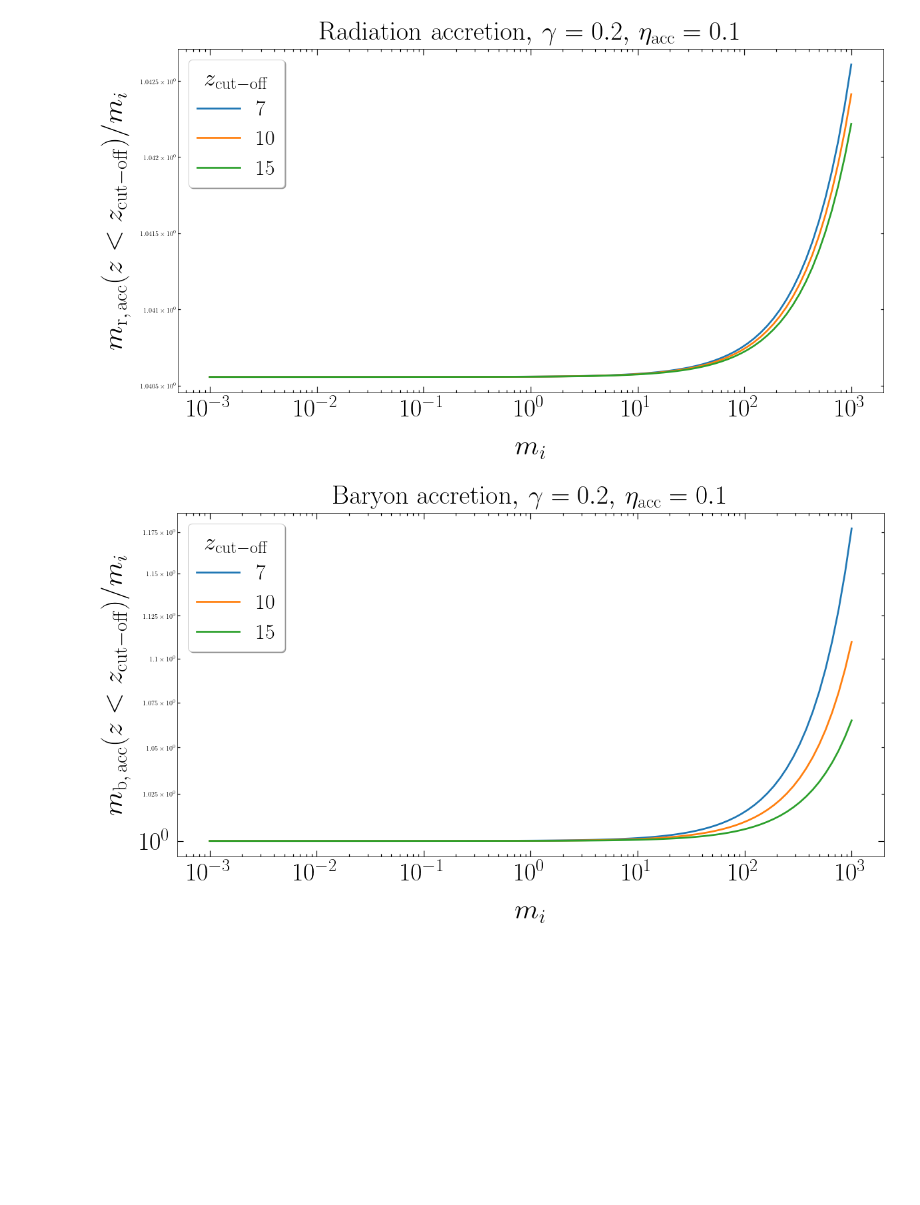
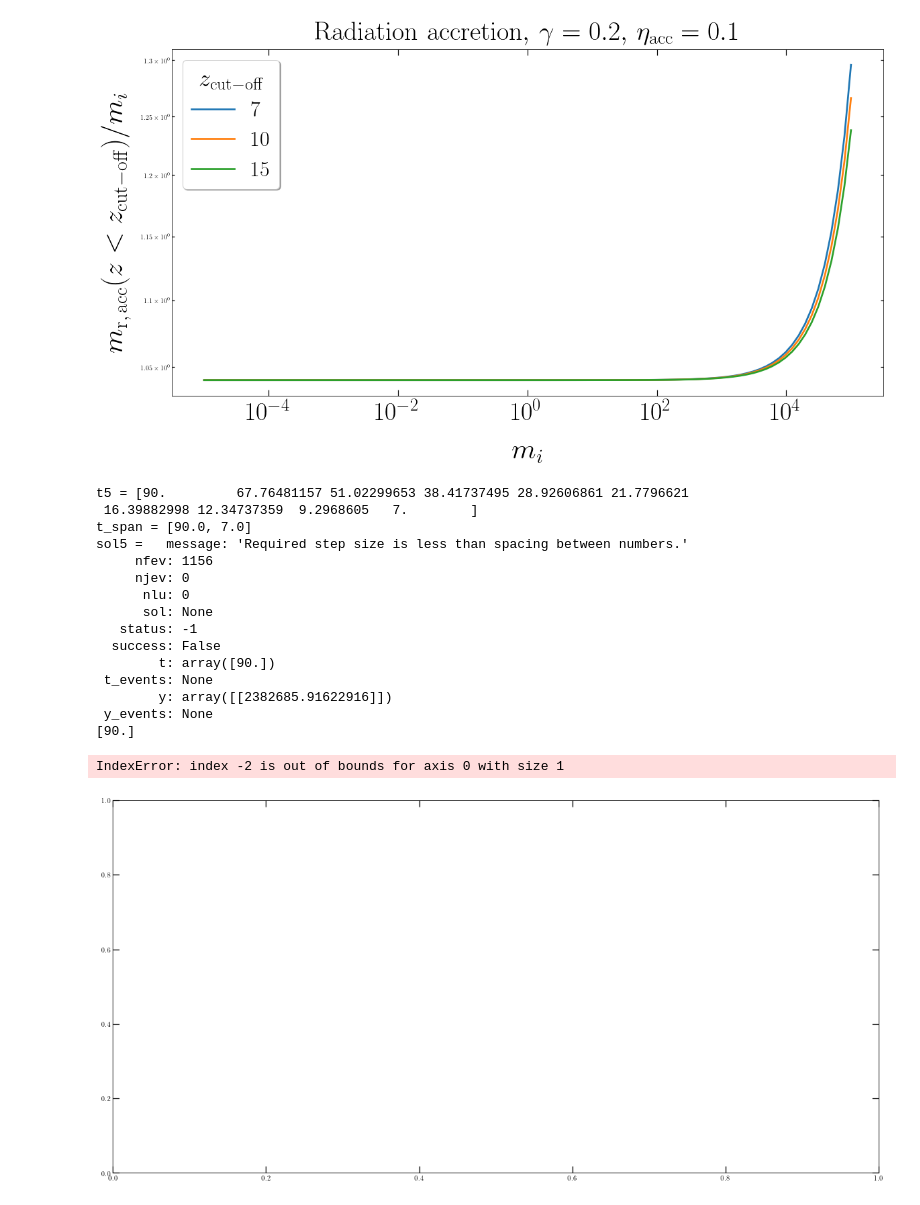
Before and after one commit to pratibhajangra591/project-2, a Jupyter notebook: acc_error_tracking.ipynb, the cells around one changed output. Drawn from its saved outputs; the diff is of its cells as text; code cells hidden in the pictures; blank space fills up the shorter version.

```diff
--- a/acc_error_tracking.ipynb
+++ b/acc_error_tracking.ipynb
@@ -62,7 +62,7 @@ def m_bacc(t, m):
 # Radiation accretion in radiation domination to upto z_cut-off = 5.
 
 
-m_arr = np.geomspace(1e3, 1e-3, 6)
+m_arr = np.geomspace(1e5, 1e-5, 6)
 
 
 colors = ['C0', 'C1','C2','C3','C4', 'C5']
@@ -166,7 +166,7 @@ plt.show()
 # Baryon accretion in radiation domination to upto z_cut-off = 5.
 
 
-m_arr = np.geomspace(1e3, 1e-3, 6)
+m_arr = np.geomspace(1e5, 1e-5, 6)
 
 
 colors = ['C0', 'C1','C2','C3','C4', 'C5']
@@ -272,7 +272,7 @@ plt.show()
 # m_f(z < z_cut-off)/m_i
 
 m_spacing = 100
-mi_arr = np.geomspace(1e3, 1e-3, m_spacing)
+mi_arr = np.geomspace(1e5, 1e-5, m_spacing)
 
 
 
@@ -364,13 +364,13 @@ plt.title(r'Radiation accretion$,\, \gamma = 0.2, \,\eta_\mathrm{acc} = 0.1$', f
 plt.savefig('racc_z_diff_cutoff.pdf', bbox_inches = 'tight')
 plt.show()
 # %% [output]
-[figure, old version]
+[figure, new version]
 # %%
 # Baryon accretion in radiation domination for different values of z_cut-off.
 # m_f(z < z_cut-off)/m_i
 
 m_spacing = 100
-mi_arr = np.geomspace(1e3, 1e-3, m_spacing)
+mi_arr = np.geomspace(1e5, 1e-5, m_spacing)
 
 
 
@@ -434,34 +434,55 @@ for i, (z_cut, color) in enumerate(zip(z_cut_arr, colors)):
         y_5i = y4[-1]
         z_cut_off5 = z_cut
         t5 = np.geomspace(z_5i, z_cut_off5, N)
-        sol5 = solve_ivp(m_bacc, t_span = [t5[0], t5[-1]], y0 = [y_5i],method = 'DOP853',  t_eval = t5, first_step = 1, max_step = 5)
+        print("t5 =", t5)
+        t_span = [t5[0], t5[-1]]
+        print("t_span =", t_span)
+        sol5 = solve_ivp(m_bacc, t_span = [t5[0], t5[-1]], y0 = [y_5i], method = 'DOP853',  t_eval = t5, first_step = 1, max_step = 5)
+        print("sol5 =", sol5)
         t5 = sol5.t
+        print(t5)
         y5 = sol5.y[0]
 
 
         #print("t5 =", t5, )
         mf_arr[j] = y5[-2]
 
     ax.loglog(mi_arr, np.divide(mf_arr, mi_arr))
 
 
 
 
 ax.tick_params(axis='x', pad = 9.9)
 ax.tick_params(axis='y', pad = 9.9)
 ax.yaxis.set_tick_params(labelsize=20)
 plt.xticks(fontsize = 38)
 plt.yticks(fontsize = 38)
 plt.xlabel('$m_{i}$',fontsize = 43, labelpad = 20)
 plt.ylabel(r'$m_\mathrm{b, \, acc}(z < z_\mathrm{cut-off})/m_{i} $',fontsize = 43, labelpad = 14)
 plt.legend(['$7$', '$10$', '$15$'],
            prop = {'size':32}, loc = 'upper left', shadow = True,
            title = '$z_\mathrm{cut-off}$' ,
            title_fontsize = 37, facecolor = 'white', fontsize = 65)
 #plt.xlim(1e16, 0.5*z_cut_off)
 plt.xscale('log')
 plt.title(r'Baryon accretion$,\, \gamma = 0.2, \,\eta_\mathrm{acc} = 0.1$', fontsize = 40, pad = 13)
 #plt.savefig('bacc_z_diff_cutoff.pdf', bbox_inches = 'tight')
 plt.show()
 # %% [output]
+t5 = [90.         67.76481157 51.02299653 38.41737495 28.92606861 21.7796621
+ 16.39882998 12.34737359  9.2968605   7.        ]
+t_span = [90.0, 7.0]
+sol5 =   message: 'Required step size is less than spacing between numbers.'
+     nfev: 1156
+     njev: 0
+      nlu: 0
+      sol: None
+   status: -1
+  success: False
+        t: array([90.])
+ t_events: None
+        y: array([[2382685.91622916]])
+ y_events: None
+[90.]
+IndexError: index -2 is out of bounds for axis 0 with size 1
-[figure, old version]
+[figure, new version]
```
Also changed, not shown: parts of 2 cells of this notebook.
